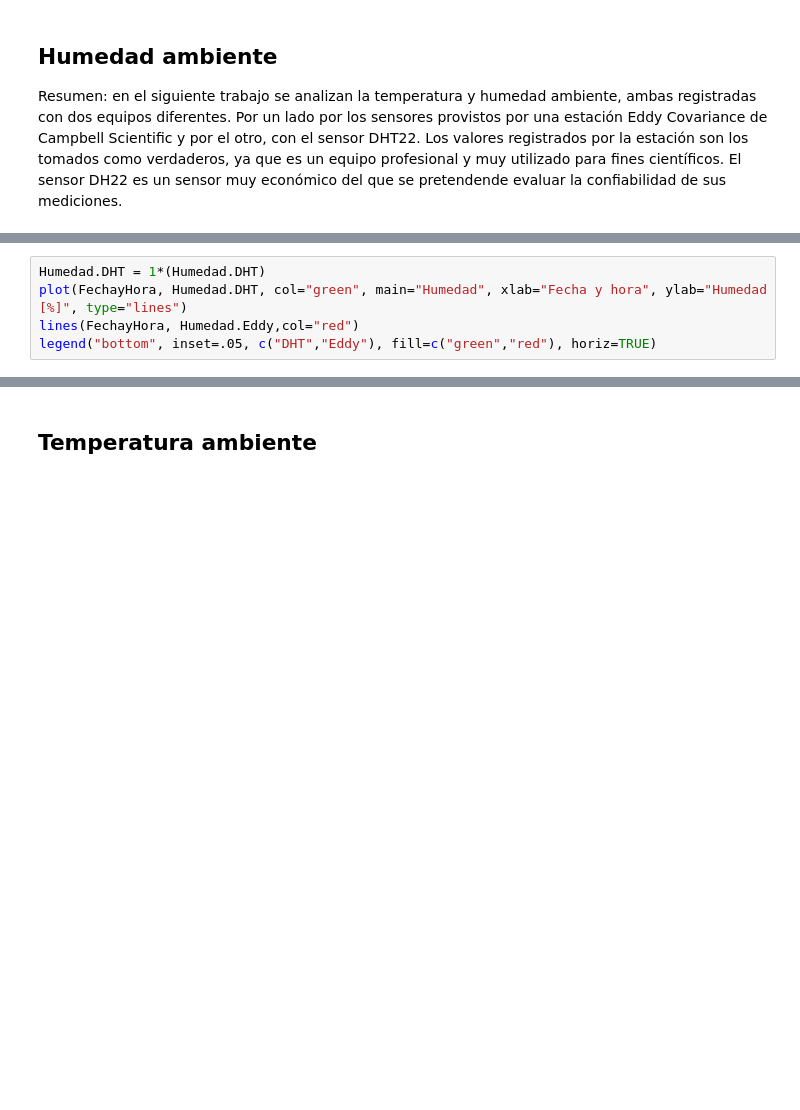
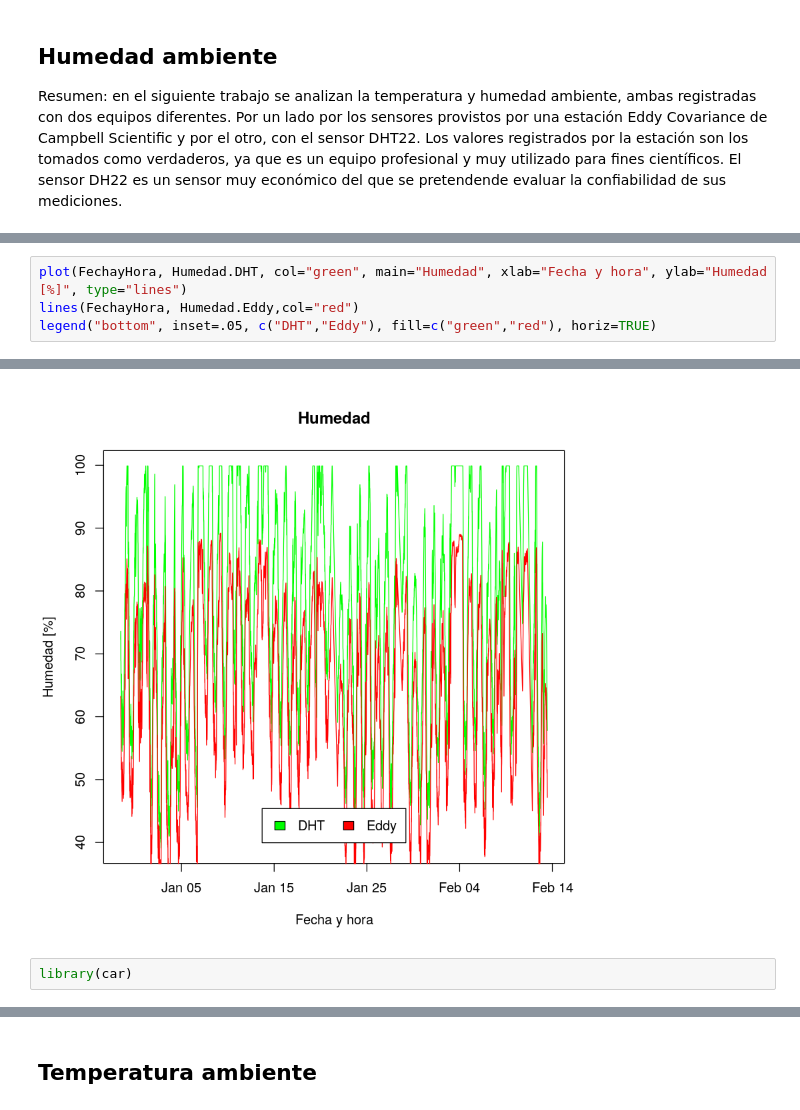
Before and after one commit to emilopez/intro-R, a Jupyter notebook: tp-final/tf.ipynb, the cells around one changed output, grey strips where cells are left out. Drawn from its saved outputs; the diff is of its cells as text; blank space fills up the shorter version.

Commit message:
analisis de sensor de humedad ambiente

```diff
--- a/tp-final/tf.ipynb
+++ b/tp-final/tf.ipynb
@@ -399,7 +268,7 @@ The following object is masked from datosRio:
 | 2014-12-29 11:45:00 | 30.2 | 65.4 | 29.04 | 57.51 |
 | 2014-12-29 12:00:00 | 30.1 | 65.1 | 29.04 | 55.13 |
 # %%
-Humedad.DHT = 1*(Humedad.DHT)
 plot(FechayHora, Humedad.DHT, col="green", main="Humedad", xlab="Fecha y hora", ylab="Humedad [%]", type="lines")
 lines(FechayHora, Humedad.Eddy,col="red")
 legend("bottom", inset=.05, c("DHT","Eddy"), fill=c("green","red"), horiz=TRUE)
+# %% [output]
@@ -406 +277,4 @@ legend("bottom", inset=.05, c("DHT","Eddy"), fill=c("green","red"), horiz=TRUE)
+[figure, added]
+# %%
+library(car)
 # %%
```
Also changed, not shown: parts of 84 cells of this notebook.
